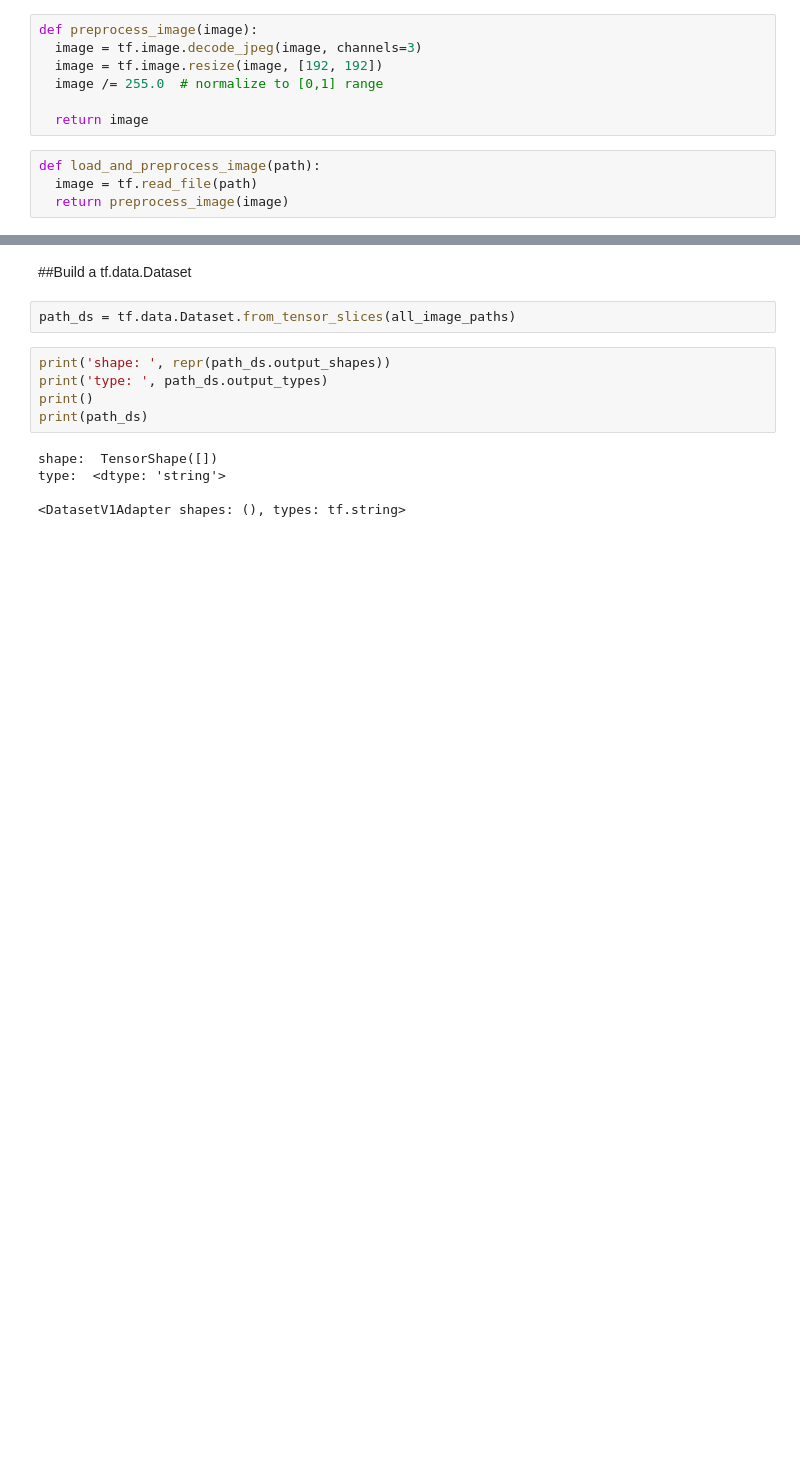
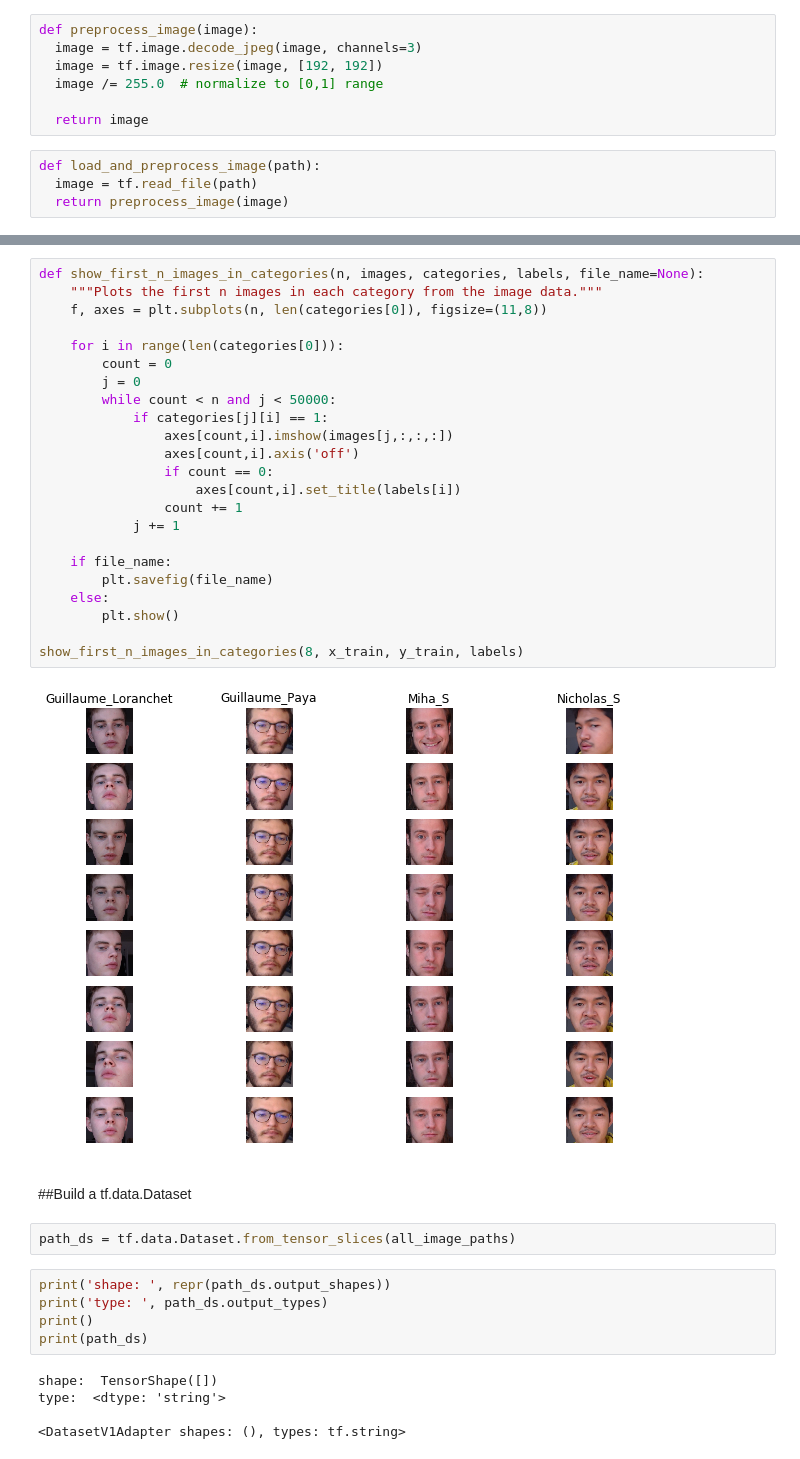
Before and after one commit to Guilli12pm/ML_proj, a Jupyter notebook: project_ML.ipynb, the cells around one changed output, grey strips where cells are left out. Cells and saved outputs as stored; diff of their text form; blank space fills up the shorter version.

```diff
--- a/project_ML.ipynb
+++ b/project_ML.ipynb
@@ -153,3 +176,28 @@ print()
+# %%
+def show_first_n_images_in_categories(n, images, categories, labels, file_name=None):
+    """Plots the first n images in each category from the image data."""
+    f, axes = plt.subplots(n, len(categories[0]), figsize=(11,8))
+
+    for i in range(len(categories[0])):
+        count = 0
+        j = 0
+        while count < n and j < 50000:
+            if categories[j][i] == 1:
+                axes[count,i].imshow(images[j,:,:,:])
+                axes[count,i].axis('off')
+                if count == 0:
+                    axes[count,i].set_title(labels[i])
+                count += 1
+            j += 1
+
+    if file_name:
+        plt.savefig(file_name)
+    else:
+        plt.show()
+
+show_first_n_images_in_categories(8, x_train, y_train, labels)
+# %% [output]
+[figure, added]
 # %% [markdown]
 ##Build a tf.data.Dataset
 # %%
```
Also changed, not shown: parts of 10 cells of this notebook.
